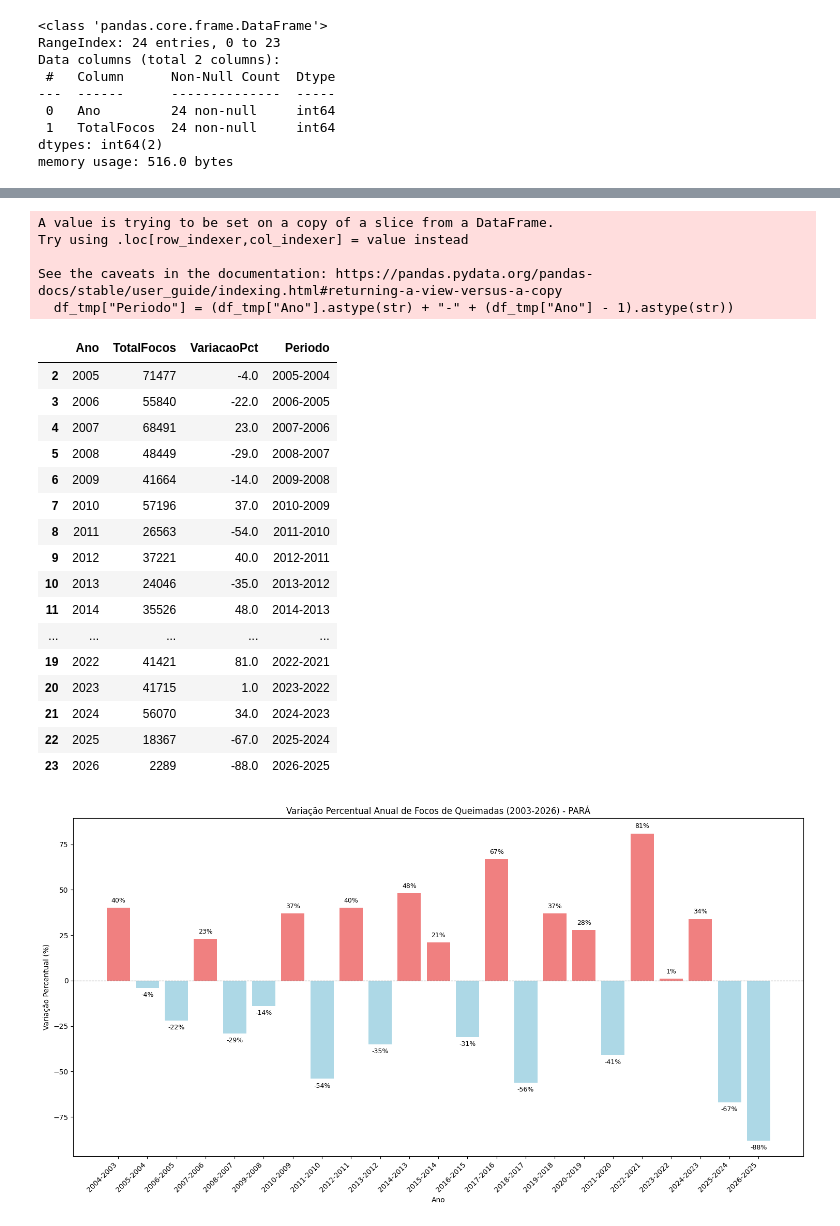
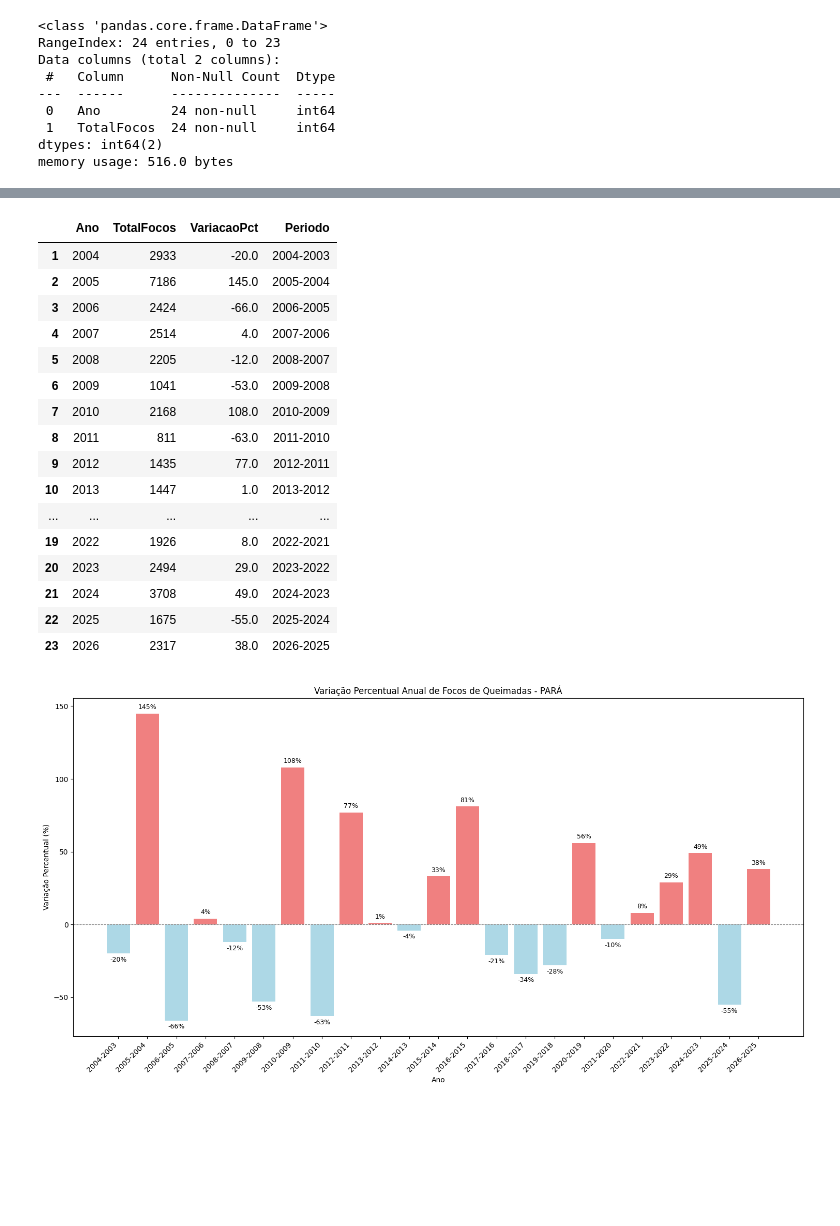
Before and after one commit to jgmsantos/minicurso_queimadas_2026, a Jupyter notebook: Aula_1_ex03_focos_anual.ipynb, the cells around one changed output, grey strips where cells are left out. Drawn from its saved outputs; the diff is of its cells as text; code cells hidden in the pictures; blank space fills up the shorter version.

```diff
--- a/Aula_1_ex03_focos_anual.ipynb
+++ b/Aula_1_ex03_focos_anual.ipynb
@@ -1054,0 +1030,17 @@ df_estado
+# %%
+# Criau uma cópia do DataFrame.
+df_tmp_anual = df_estado.copy()
+
+# Seleciona o mesmo período de dias para cada um dos anos (de 2003 a 2026).
+# Exemplo: 2003-01-01 a 2023-07-25; 2004-01-01 a 2024-07-25; ..., 2026-01-01 a 2026-07-25
+# Isso é feito para que a comparação entre os anos seja equivalente.
+#df_tmp_anual["Data"] = pd.to_datetime(df_tmp_anual["Data"]) # Caso a coluna não fosse Datetime.
+
+# Define o formato da data como MM-DD.
+md = df_tmp_anual["Data"].dt.strftime("%m-%d")
+
+# Aplica o filtro de datas para cada ano.
+df_tmp_anual_periodo = df_tmp_anual[(md >= "01-01") & (md <= "07-22")]
+
+# Visualiza o DataFrame.
+df_tmp_anual_periodo
@@ -1055,9 +1061,8 @@ df_estado
 # %%
-# Calcular o acumulado mensal de focos de queimadas para cada ano.
+# Calcular o acumulado anual de focos de queimadas para cada ano.
 # O "to_period" converte para períodos específicos (meses, anos, estação dentre outros).
-# M = converte para mês.
 # Y = converte para ano.
-df_acumulado_anual = df_estado.groupby(by=df_estado["Data"].dt.to_period("Y")).Estado.size().astype(int)
+df_acumulado_anual = df_tmp_anual_periodo.groupby(by=df_tmp_anual_periodo["Data"].dt.to_period("Y")).Estado.size().astype(int)
 
 # Visualização mensal dos focos de queimadas.
 df_acumulado_anual
@@ -1149,14 +1136,14 @@ df_acumulado_anual_2003_2025
 # %%
-# Calculo da média dos focos entre 2003 e 2025.
-media_anual = df_acumulado_anual_2003_2025['TotalFocos'].mean().round(0).astype(int)
+# Calculo da média dos focos entre 2003 e 2026.
+media_anual = df_acumulado_anual["TotalFocos"].mean().round(0).astype(int)
 
-# Cria uma coluna chamada '%Focos' para calcula a porcentagem de focos.
-df_acumulado_anual['%Focos'] = ((df_acumulado_anual['TotalFocos'] / media_anual) * 100).round(0).astype(int)
+# Cria uma coluna chamada "%Focos" para calcular a porcentagem de focos.
+df_acumulado_anual["%Focos"] = ((df_acumulado_anual["TotalFocos"] / media_anual) * 100).round(0).astype(int)
 
-# Subtrai de 100 para saber se houve aumento ou redução dos focos.
-df_acumulado_anual['%Focos'] = df_acumulado_anual['%Focos'] - 100
+# Subtrai de 100 para saber se houve aumento ou redução dos focos para cada ano.
+df_acumulado_anual["%Focos"] = df_acumulado_anual["%Focos"] - 100
 
-# Visualização do DataFrame com a nova coluna de porcentagem.
+# Visualiza o DataFrame.
 df_acumulado_anual
 # %% [output]
 |  | Ano | TotalFocos | %Focos |
@@ -1390,28 +1381,23 @@ df_tmp = df_tmp.iloc[1:]
 
 df_tmp
 # %% [output]
-A value is trying to be set on a copy of a slice from a DataFrame.
-Try using .loc[row_indexer,col_indexer] = value instead
-
-See the caveats in the documentation: https://pandas.pydata.org/pandas-docs/stable/user_guide/indexing.html#returning-a-view-versus-a-copy
-  df_tmp["Periodo"] = (df_tmp["Ano"].astype(str) + "-" + (df_tmp["Ano"] - 1).astype(str))
 |  | Ano | TotalFocos | VariacaoPct | Periodo |
-| 2 | 2005 | 71477 | -4.0 | 2005-2004 |
-| 3 | 2006 | 55840 | -22.0 | 2006-2005 |
-| 4 | 2007 | 68491 | 23.0 | 2007-2006 |
-| 5 | 2008 | 48449 | -29.0 | 2008-2007 |
-| 6 | 2009 | 41664 | -14.0 | 2009-2008 |
-| 7 | 2010 | 57196 | 37.0 | 2010-2009 |
-| 8 | 2011 | 26563 | -54.0 | 2011-2010 |
-| 9 | 2012 | 37221 | 40.0 | 2012-2011 |
-| 10 | 2013 | 24046 | -35.0 | 2013-2012 |
-| 11 | 2014 | 35526 | 48.0 | 2014-2013 |
+| 1 | 2004 | 2933 | -20.0 | 2004-2003 |
+| 2 | 2005 | 7186 | 145.0 | 2005-2004 |
+| 3 | 2006 | 2424 | -66.0 | 2006-2005 |
+| 4 | 2007 | 2514 | 4.0 | 2007-2006 |
+| 5 | 2008 | 2205 | -12.0 | 2008-2007 |
+| 6 | 2009 | 1041 | -53.0 | 2009-2008 |
+| 7 | 2010 | 2168 | 108.0 | 2010-2009 |
+| 8 | 2011 | 811 | -63.0 | 2011-2010 |
+| 9 | 2012 | 1435 | 77.0 | 2012-2011 |
+| 10 | 2013 | 1447 | 1.0 | 2013-2012 |
 | ... | ... | ... | ... | ... |
-| 19 | 2022 | 41421 | 81.0 | 2022-2021 |
-| 20 | 2023 | 41715 | 1.0 | 2023-2022 |
-| 21 | 2024 | 56070 | 34.0 | 2024-2023 |
-| 22 | 2025 | 18367 | -67.0 | 2025-2024 |
-| 23 | 2026 | 2289 | -88.0 | 2026-2025 |
+| 19 | 2022 | 1926 | 8.0 | 2022-2021 |
+| 20 | 2023 | 2494 | 29.0 | 2023-2022 |
+| 21 | 2024 | 3708 | 49.0 | 2024-2023 |
+| 22 | 2025 | 1675 | -55.0 | 2025-2024 |
+| 23 | 2026 | 2317 | 38.0 | 2026-2025 |
 # %%
 # Formatação do gráfico.
 plt.figure(figsize=(15, 8))
@@ -1434,32 +1420,32 @@ for bar in bars:
     y_offset = 2 if yval >= 0 else -2
 
     plt.text(
         bar.get_x() + bar.get_width() / 2,
         yval + y_offset,
         f"{int(yval)}%",
         ha="center",
         va=va,
         fontsize=9
     )
 
 # Adiciona título e rótulos aos eixos.
-plt.title(f"Variação Percentual Anual de Focos de Queimadas (2003-2026) - {nome_estado}")
+plt.title(f"Variação Percentual Anual de Focos de Queimadas - {nome_estado}")
 plt.xlabel("Ano")
 plt.ylabel("Variação Percentual (%)")
 
 # Linha horizontal em y = 0.
 plt.axhline(0, color="gray", linestyle="--", linewidth=0.8)
 
 # Mostra todos os anos no eixo X.
 plt.xticks(rotation=45, ha="right")
 
 # Ajusta layout.
 plt.tight_layout()
 
 # Salva a figura.
 plt.savefig(f"{diretorio_figuras}/ex03-08diferenca_percentual.png", dpi=300)
 
 # Mostra o gráfico.
 plt.show()
 # %% [output]
-[figure, old version]
+[figure, new version]
```
Also changed, not shown: parts of 50 cells of this notebook.
